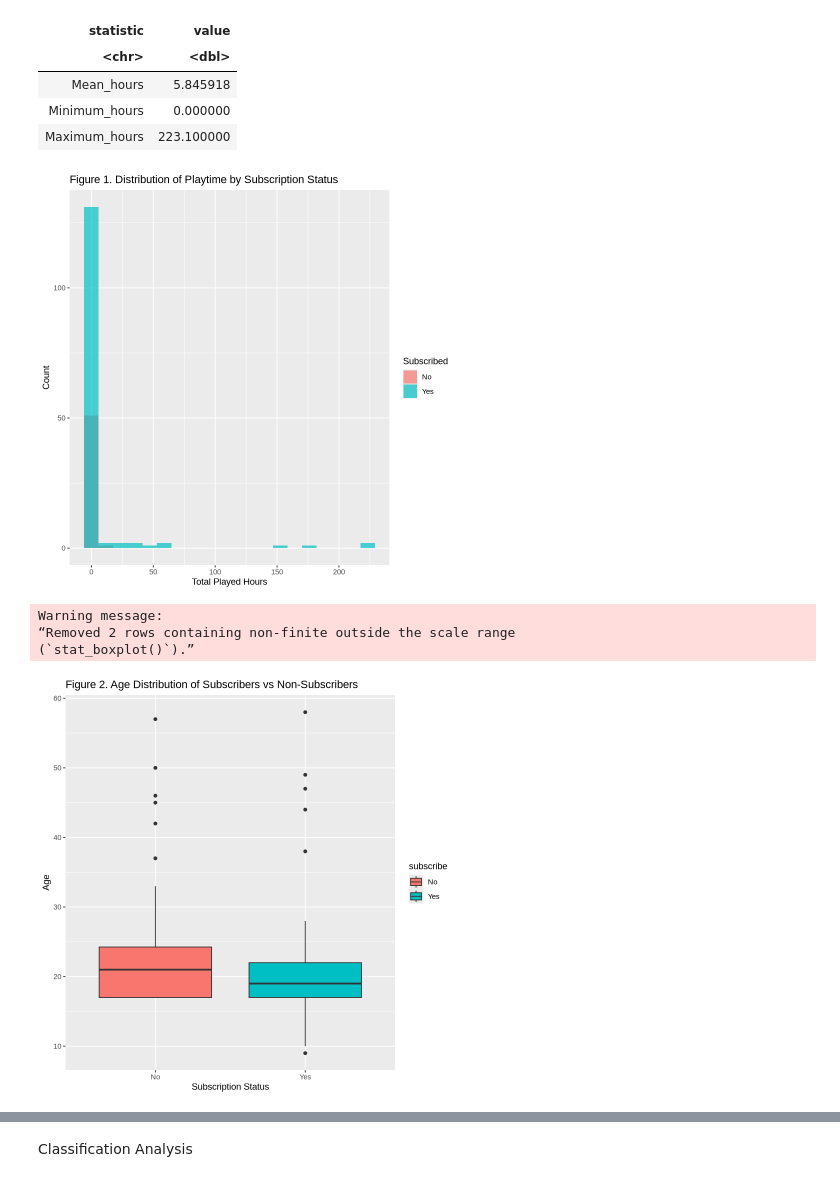
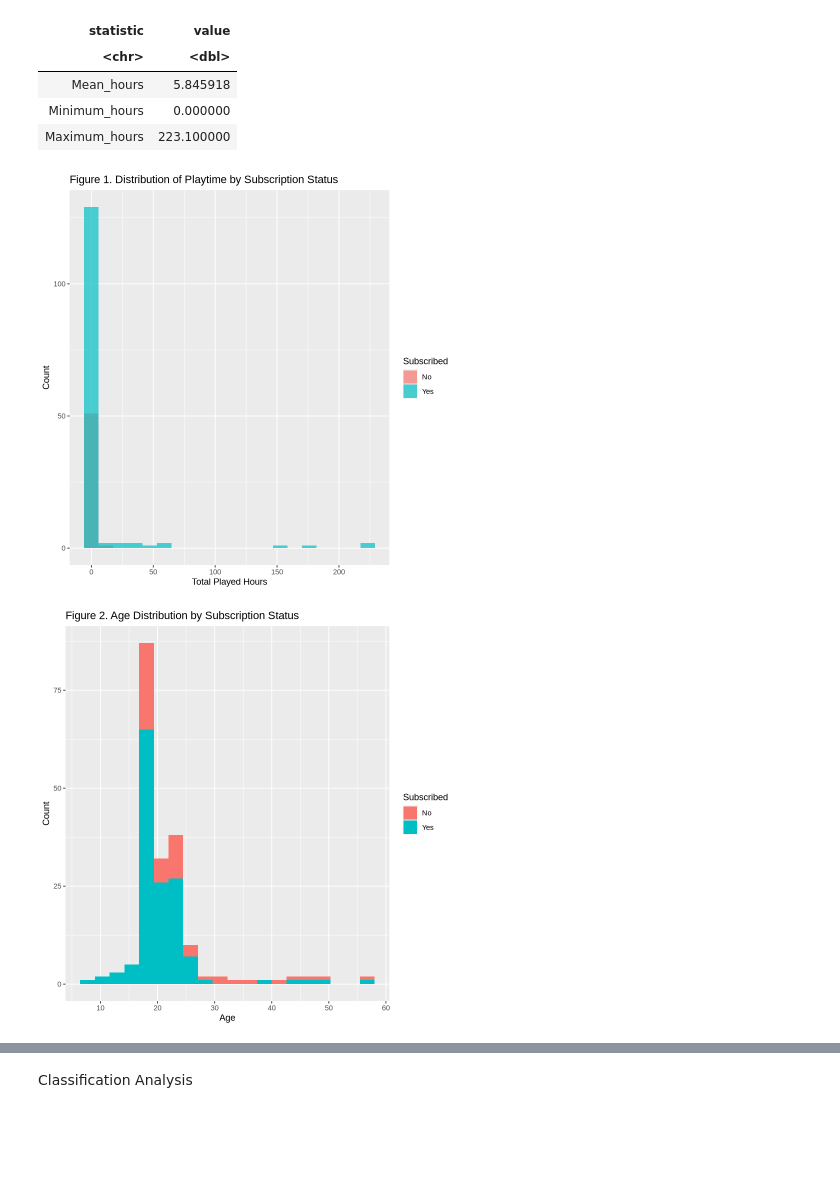
Before and after one commit to leeeeee1725/DSCI100_Project_Final_Report, a Jupyter notebook: Project Final Report.ipynb, the cells around one changed output, grey strips where cells are left out. Saved outputs shown, nothing was run; the diff lists cells and outputs as text; code cells hidden in the pictures; blank space fills up the shorter version.

```diff
--- a/Project Final Report.ipynb
+++ b/Project Final Report.ipynb
@@ -128,6 +121,7 @@ A spec_tbl_df: 196 × 7
 players <- players_data |>
     mutate(experience = as_factor(experience), gender = as_factor(gender), subscribe = as_factor(subscribe)) |>
     mutate(subscribe = fct_recode(subscribe, "Yes" = "TRUE", "No" = "FALSE")) |>
-    select(subscribe, experience, played_hours, gender, Age)
+    select(subscribe, experience, played_hours, gender, Age) |>
+    drop_na()
 players
 # %% [output]
@@ -208,6 +203,7 @@ A tibble: 3 × 2
 | Maximum_hours | 223.100000 |
 # %%
 # visualization of data set for exploratory data analysis
+
 # Figure 1. Histogram of playtime by subscription status
 ggplot(players, aes(x = played_hours, fill = subscribe)) +
     geom_histogram(bins = 20, alpha = 0.7, position = "identity") +
@@ -216,16 +212,14 @@ ggplot(players, aes(x = played_hours, fill = subscribe)) +
         y = "Count",
         fill = "Subscribed")
 # %% [output]
-[figure, old version]
+[figure, new version]
 # %%
-# Figure 2. Boxplot of age by subscription status
-ggplot(players, aes(x = subscribe, y = Age, fill = subscribe)) +
-    geom_boxplot() +
-    labs(title = "Figure 2. Age Distribution of Subscribers vs Non-Subscribers",
-        x = "Subscription Status",
-        y = "Age")
+# Figure 2. histogram of age by subscription status
+ggplot(players, aes(x = Age, fill = subscribe)) +
+  geom_histogram(bins = 20) +
+  labs(title = "Figure 2. Age Distribution by Subscription Status",
+       x = "Age",
+       y = "Count",
+       fill = "Subscribed")
 # %% [output]
-Warning message:
-“Removed 2 rows containing non-finite outside the scale range
-(`stat_boxplot()`).”
-[figure, old version]
+[figure, new version]
```
Also changed, not shown: parts of 16 cells of this notebook.
